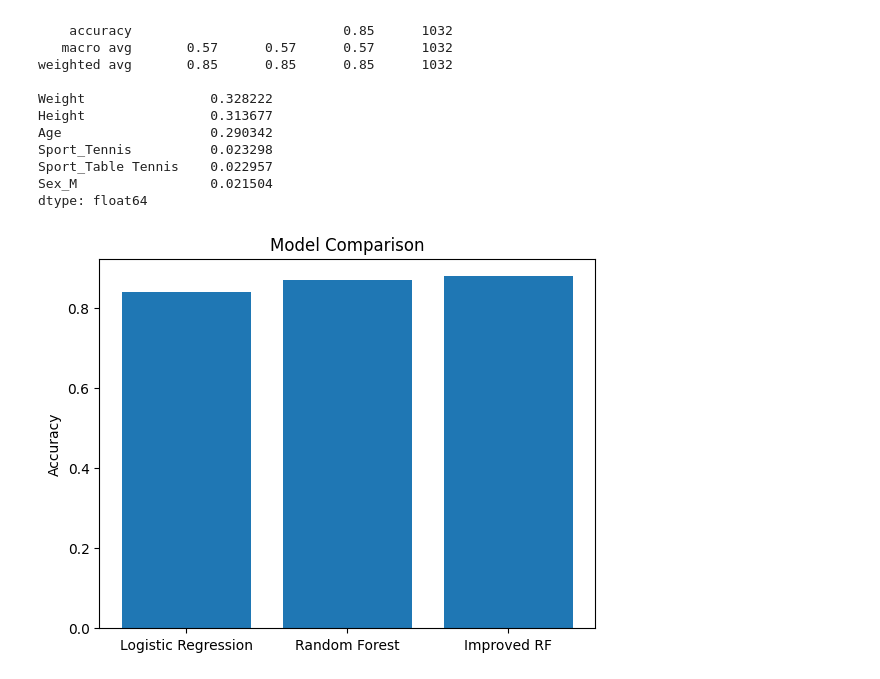
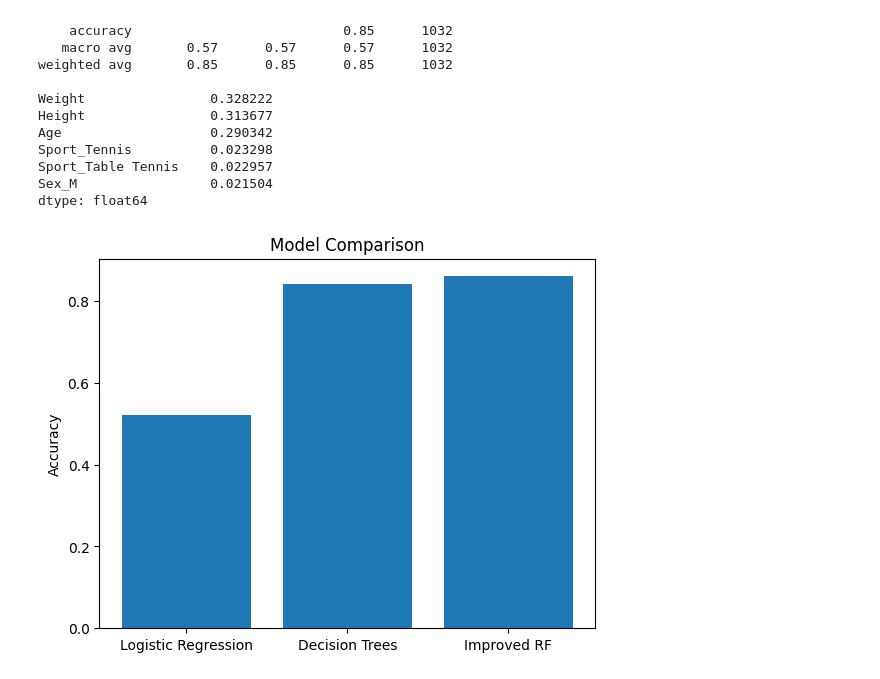
Before and after one commit to vp0716/Olympics, a Jupyter notebook: Olympics.ipynb, the cells around one changed output. Drawn from its saved outputs; the diff is of its cells as text; code cells hidden in the pictures.

```diff
--- a/Olympics.ipynb
+++ b/Olympics.ipynb
@@ -334,16 +347,16 @@ Sex_M                 0.021504
 dtype: float64
 # %%
 models = ["Logistic Regression",
-          "Random Forest",
+          "Decision Trees",
           "Improved RF"]
 
-accuracy = [0.84,0.87,0.88]
+accuracy = [0.52,0.84,0.86]
 
 plt.bar(models, accuracy)
 
 plt.ylabel("Accuracy")
 plt.title("Model Comparison")
 
 plt.show()
 # %% [output]
-[figure, old version]
+[figure, new version]
```
Also changed, not shown: parts of 3 cells of this notebook.
